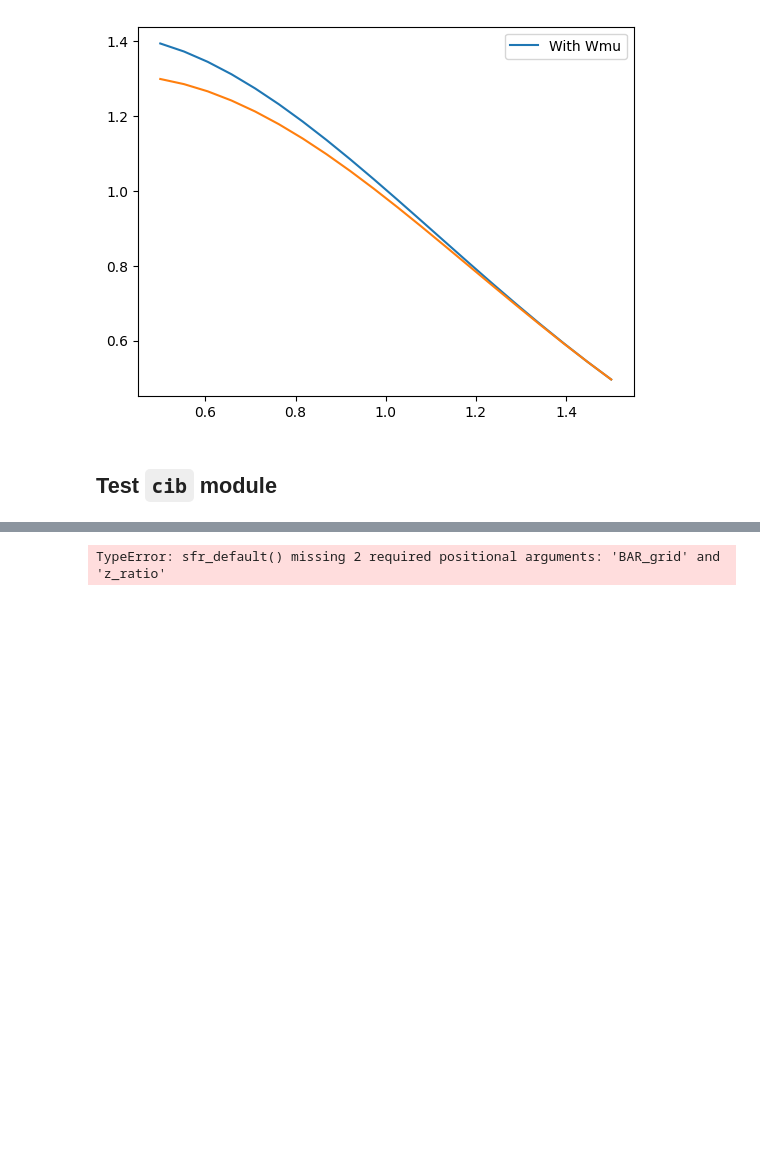
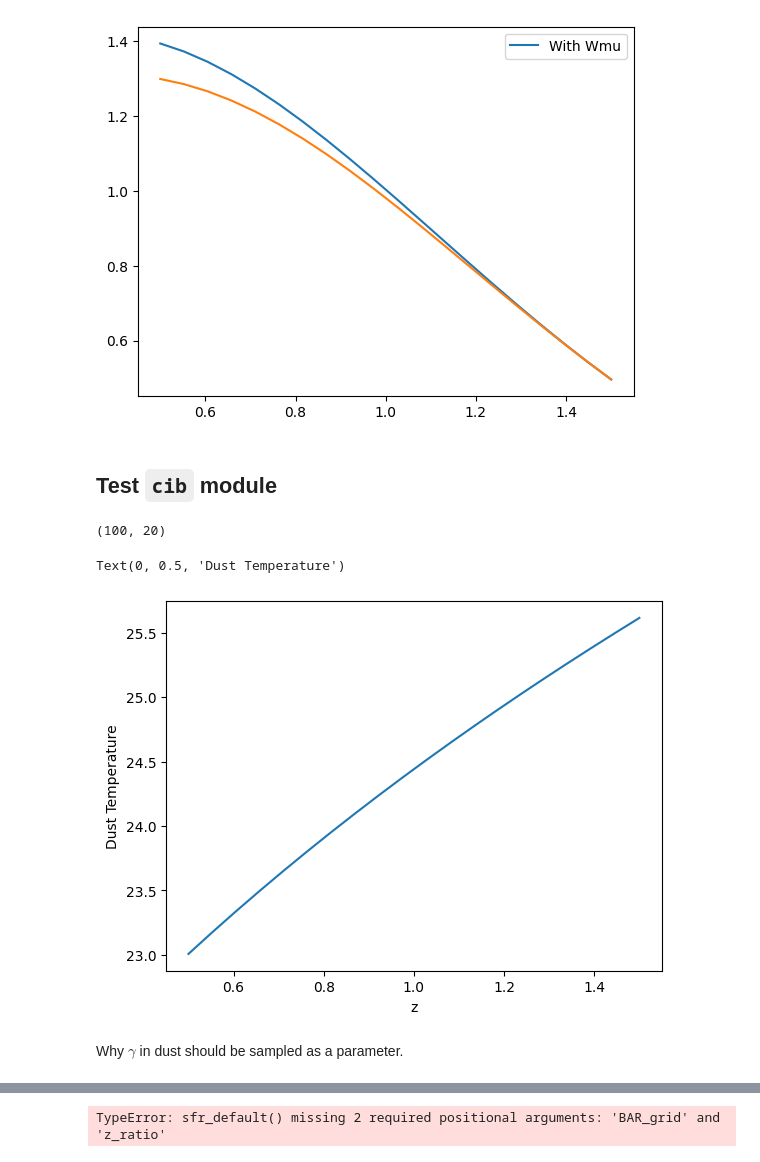
Before and after one commit to destrys/galCIB, a Jupyter notebook: notebooks/scratch-temp.ipynb, the cells around one changed output, grey strips where cells are left out. Cells and saved outputs as stored; diff of their text form; code cells hidden in the pictures; blank space fills up the shorter version.

Commit message:
Implement and test Y23 Snu model

```diff
--- a/notebooks/scratch-temp.ipynb
+++ b/notebooks/scratch-temp.ipynb
@@ -85,0 +71,20 @@ cib2 = CIBModel(sfr_fn=custom_sfr,
+# %%
+theta_eta = np.array([1, #eta_max 1 because Y23 cannot constrain this so the overall norm. goes to L0 in SED
+                      11.78,0.40, #mu0_peak, mup_peak
+                      2.47,0.45,1.93]) #sigmaM0, tau, zc
+theta_snu = np.array([2.7, 1.98, 21.13, 0.21, 1.7]) #L0, beta_dust, T0, alpha_dust, gamma_dust
+
+from galCIB import CIBModel
+cib_model = CIBModel(hod=elg_hod_model,
+               cosmo=cosmo)
+
+# Setup default SFR
+
+from galCIB import get_sfr_model
+sfr_m21_factory = get_sfr_model("M21")
+
+sfr_m21=sfr_m21_factory(cib_model.BAR_grid,
+                        cib_model.z_ratio)
+sfr_m21(cosmo.Mh_grid[0], cosmo.z, theta_eta).shape
+# %% [output]
+(100, 20)
@@ -85,0 +97,12 @@ cib2 = CIBModel(sfr_fn=custom_sfr,
+# %%
+from galCIB.cib.default_snu import _compute_Tdust, _compute_nu0_z, _compute_prenu0, _compute_postnu0
+tst_Tdust = _compute_Tdust(21.13, 0.21, cosmo.z)
+
+plt.plot(cosmo.z,tst_Tdust)
+plt.xlabel("z")
+plt.ylabel("Dust Temperature")
+# %% [output]
+Text(0, 0.5, 'Dust Temperature')
+[figure, added]
+# %% [markdown]
+Why $\gamma$ in dust should be sampled as a parameter.
```
Also changed, not shown: parts of 17 cells of this notebook, 5 other files.
